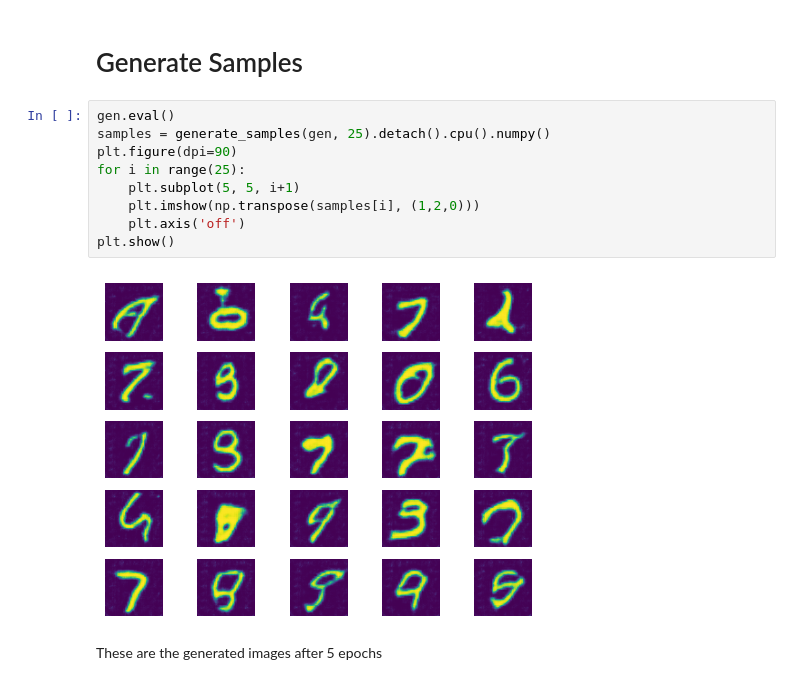
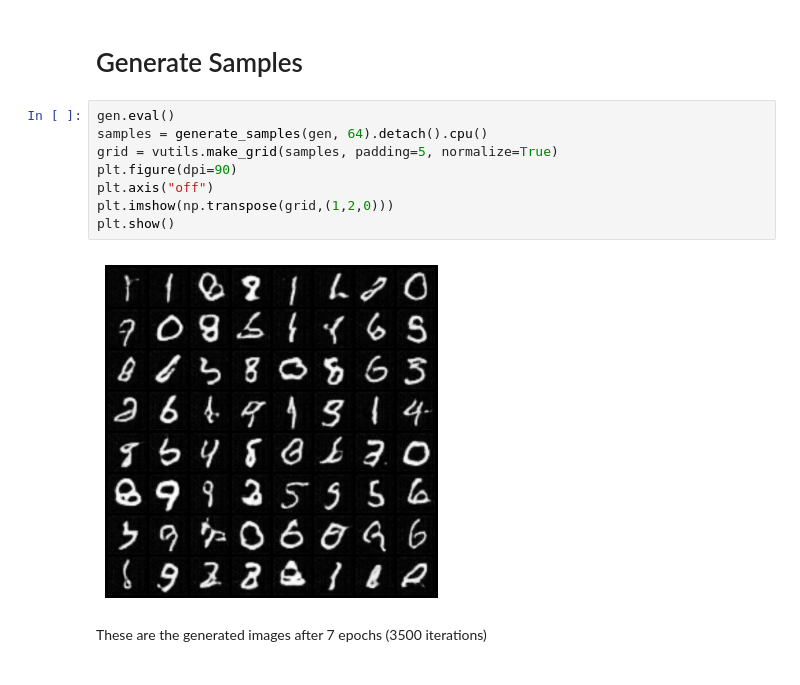
Before and after one commit to a25shi/MNIST-GAN, a Jupyter notebook: MNIST_GAN.ipynb, the cells around one changed output. Cells and saved outputs as stored; diff of their text form.

```diff
--- a/MNIST_GAN.ipynb
+++ b/MNIST_GAN.ipynb
@@ -241,14 +241,13 @@ plt.show()
 # Generate Samples
 # %%
 gen.eval()
-samples = generate_samples(gen, 25).detach().cpu().numpy()
+samples = generate_samples(gen, 64).detach().cpu()
+grid = vutils.make_grid(samples, padding=5, normalize=True)
 plt.figure(dpi=90)
-for i in range(25):
-    plt.subplot(5, 5, i+1)
-    plt.imshow(np.transpose(samples[i], (1,2,0)))
-    plt.axis('off')
+plt.axis("off")
+plt.imshow(np.transpose(grid,(1,2,0)))
 plt.show()
 # %% [output]
-[figure, old version]
+[figure, new version]
 # %% [markdown]
-These are the generated images after 5 epochs
+These are the generated images after 7 epochs (3500 iterations)
```
Also changed, not shown: parts of 4 cells of this notebook.
